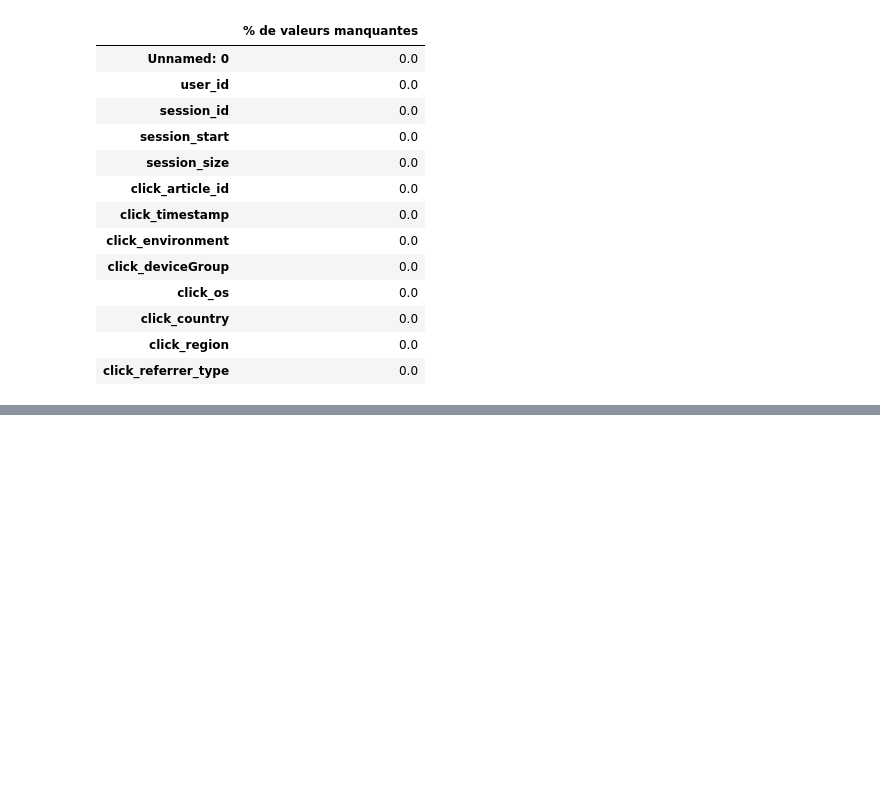
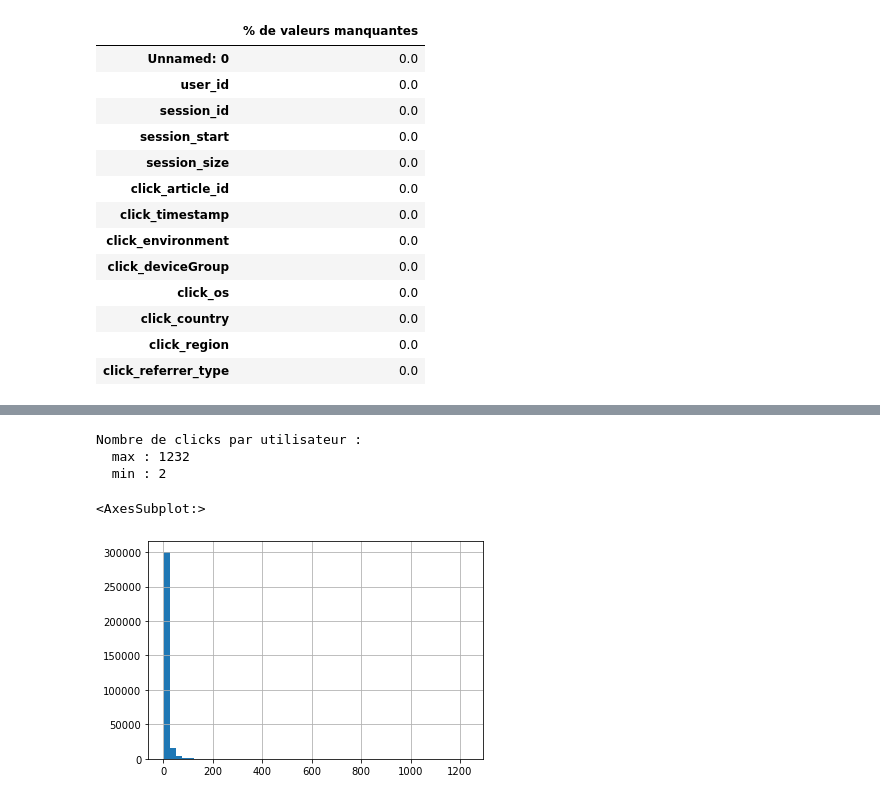
Before and after one commit to ocsyl/p9, a Jupyter notebook: P9_notebook_recommend.ipynb, the cells around one changed output, grey strips where cells are left out. Cells and saved outputs as stored; diff of their text form; code cells hidden in the pictures; blank space fills up the shorter version.

```diff
--- a/P9_notebook_recommend.ipynb
+++ b/P9_notebook_recommend.ipynb
@@ -149,0 +200,7 @@ table_valeurs_manquantes(clicks)
+# %%
+df_clicks_user = clicks.groupby(['user_id']).agg({
+    'session_id': lambda x: len(x)
+}).reset_index()
+df_clicks_user = df_clicks_user.rename(columns={
+    'session_id':'clicks_user'
+})
@@ -149,0 +222,13 @@ table_valeurs_manquantes(clicks)
+# %%
+max_clicks = df_clicks_user['clicks_user'].max()
+min_clicks = df_clicks_user['clicks_user'].min()
+print(f"Nombre de clicks par utilisateur :\n  max : {max_clicks}\n  min : {min_clicks}")
+# %% [output]
+Nombre de clicks par utilisateur :
+  max : 1232
+  min : 2
+# %%
+df_clicks_user.clicks_user.hist(bins=50)
+# %% [output]
+<AxesSubplot:>
+[figure, added]
```
Also changed, not shown: parts of 54 cells of this notebook.
